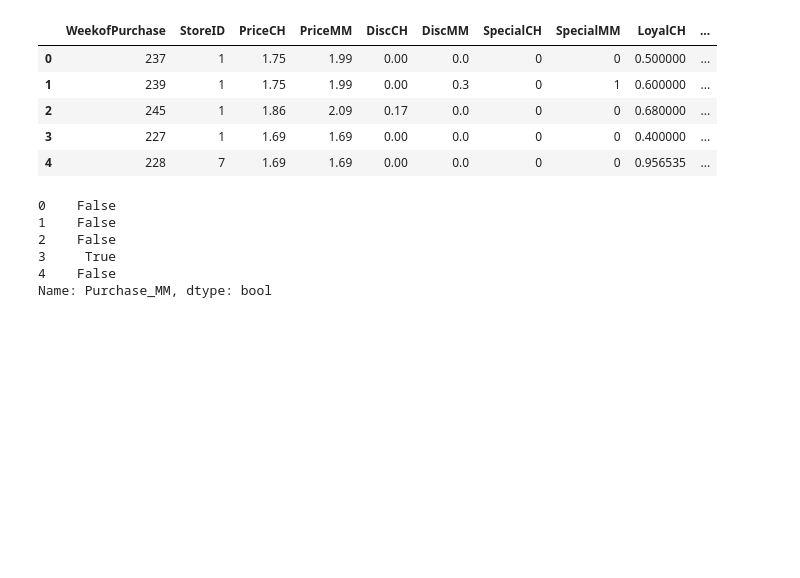
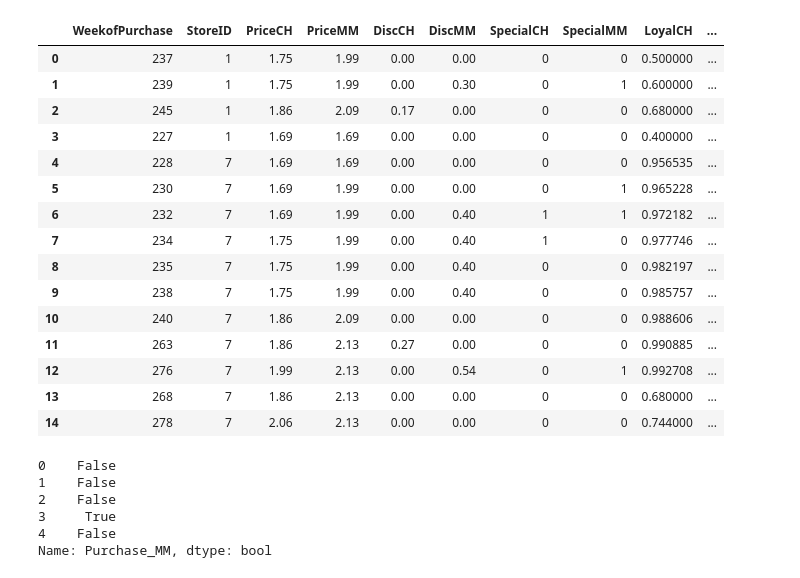
Before and after one commit to jeremiasz1999/machinelearning, a Jupyter notebook: 8.ipynb, the cells around one changed output. Drawn from its saved outputs; the diff is of its cells as text; code cells hidden in the pictures; blank space fills up the shorter version.

```diff
--- a/8.ipynb
+++ b/8.ipynb
@@ -22,24 +32,22 @@ OJ.head()
 # %%
 # Encode categorical variables
 OJ_encoded = pd.get_dummies(OJ, drop_first=True)
 
-# Separate features and response
-X = OJ_encoded.drop(columns='Purchase_MM')  # Purchase_MM is 1 if MM, 0 if CH
-y = OJ_encoded['Purchase_MM']
-
-# Split: 800 for training, rest for test
-X_train, X_test, y_train, y_test = train_test_split(X, y, train_size=800, random_state=42)
-
-# Standardize predictors
-scaler = StandardScaler()
-X_train_scaled = scaler.fit_transform(X_train)
-X_test_scaled = scaler.transform(X_test)
+OJ_encoded.head(15)
+# %% [output]
+|  | WeekofPurchase | StoreID | PriceCH | PriceMM | DiscCH | DiscMM | SpecialCH | SpecialMM | LoyalCH | ... |
+| 0 | 237 | 1 | 1.75 | 1.99 | 0.00 | 0.00 | 0 | 0 | 0.500000 | ... |
+| 1 | 239 | 1 | 1.75 | 1.99 | 0.00 | 0.30 | 0 | 1 | 0.600000 | ... |
+| 2 | 245 | 1 | 1.86 | 2.09 | 0.17 | 0.00 | 0 | 0 | 0.680000 | ... |
+| 3 | 227 | 1 | 1.69 | 1.69 | 0.00 | 0.00 | 0 | 0 | 0.400000 | ... |
+| 4 | 228 | 7 | 1.69 | 1.69 | 0.00 | 0.00 | 0 | 0 | 0.956535 | ... |
+| 5 | 230 | 7 | 1.69 | 1.99 | 0.00 | 0.00 | 0 | 1 | 0.965228 | ... |
+| 6 | 232 | 7 | 1.69 | 1.99 | 0.00 | 0.40 | 1 | 1 | 0.972182 | ... |
+| 7 | 234 | 7 | 1.75 | 1.99 | 0.00 | 0.40 | 1 | 0 | 0.977746 | ... |
+| 8 | 235 | 7 | 1.75 | 1.99 | 0.00 | 0.40 | 0 | 0 | 0.982197 | ... |
+| 9 | 238 | 7 | 1.75 | 1.99 | 0.00 | 0.40 | 0 | 0 | 0.985757 | ... |
+| 10 | 240 | 7 | 1.86 | 2.09 | 0.00 | 0.00 | 0 | 0 | 0.988606 | ... |
+| 11 | 263 | 7 | 1.86 | 2.13 | 0.27 | 0.00 | 0 | 0 | 0.990885 | ... |
+| 12 | 276 | 7 | 1.99 | 2.13 | 0.00 | 0.54 | 0 | 1 | 0.992708 | ... |
+| 13 | 268 | 7 | 1.86 | 2.13 | 0.00 | 0.00 | 0 | 0 | 0.680000 | ... |
+| 14 | 278 | 7 | 2.06 | 2.13 | 0.00 | 0.00 | 0 | 0 | 0.744000 | ... |
-# %%
-OJ_encoded.head()
-# %% [output]
-|  | WeekofPurchase | StoreID | PriceCH | PriceMM | DiscCH | DiscMM | SpecialCH | SpecialMM | LoyalCH | ... |
-| 0 | 237 | 1 | 1.75 | 1.99 | 0.00 | 0.0 | 0 | 0 | 0.500000 | ... |
-| 1 | 239 | 1 | 1.75 | 1.99 | 0.00 | 0.3 | 0 | 1 | 0.600000 | ... |
-| 2 | 245 | 1 | 1.86 | 2.09 | 0.17 | 0.0 | 0 | 0 | 0.680000 | ... |
-| 3 | 227 | 1 | 1.69 | 1.69 | 0.00 | 0.0 | 0 | 0 | 0.400000 | ... |
-| 4 | 228 | 7 | 1.69 | 1.69 | 0.00 | 0.0 | 0 | 0 | 0.956535 | ... |
```
Also changed, not shown: parts of 11 cells of this notebook, 7 other files.
